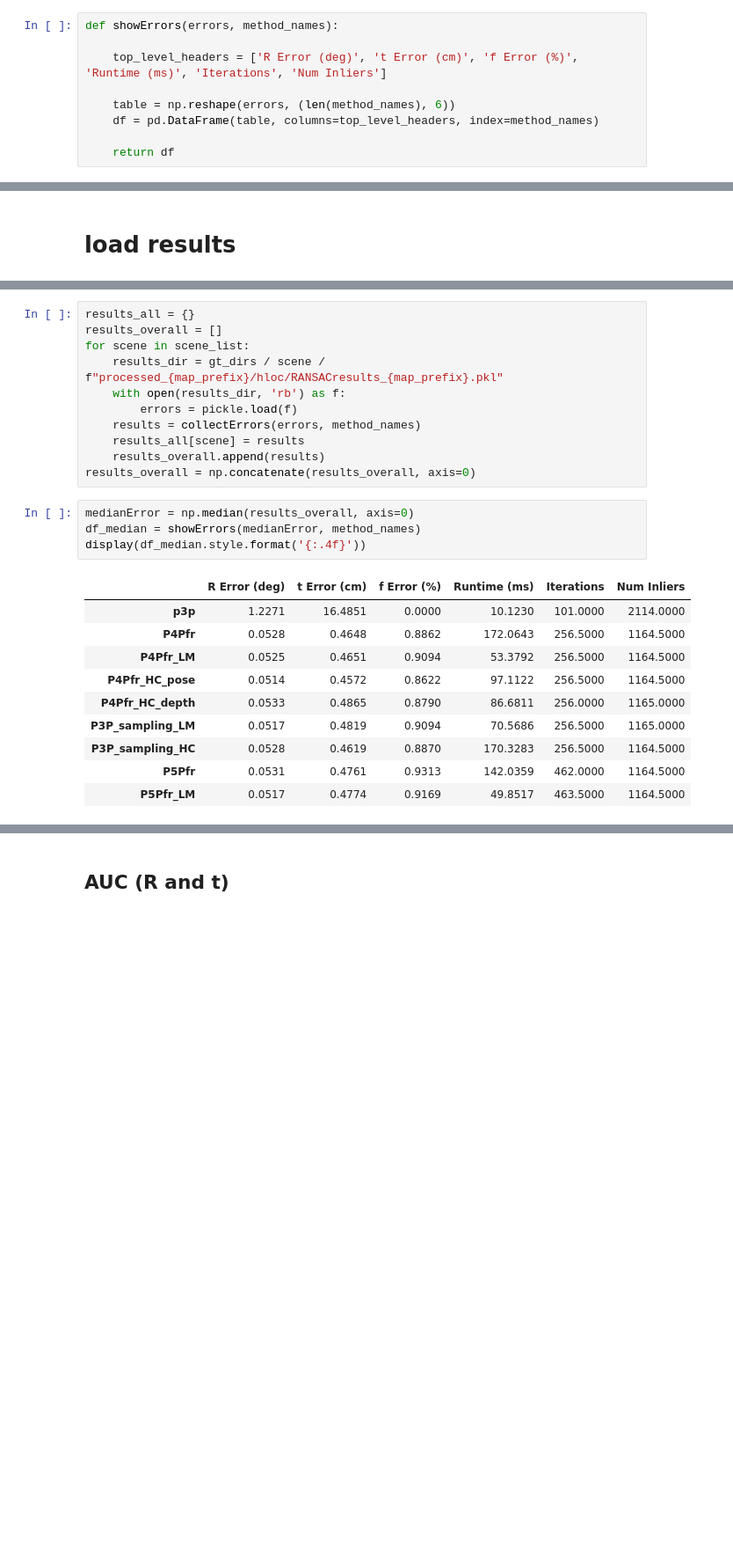
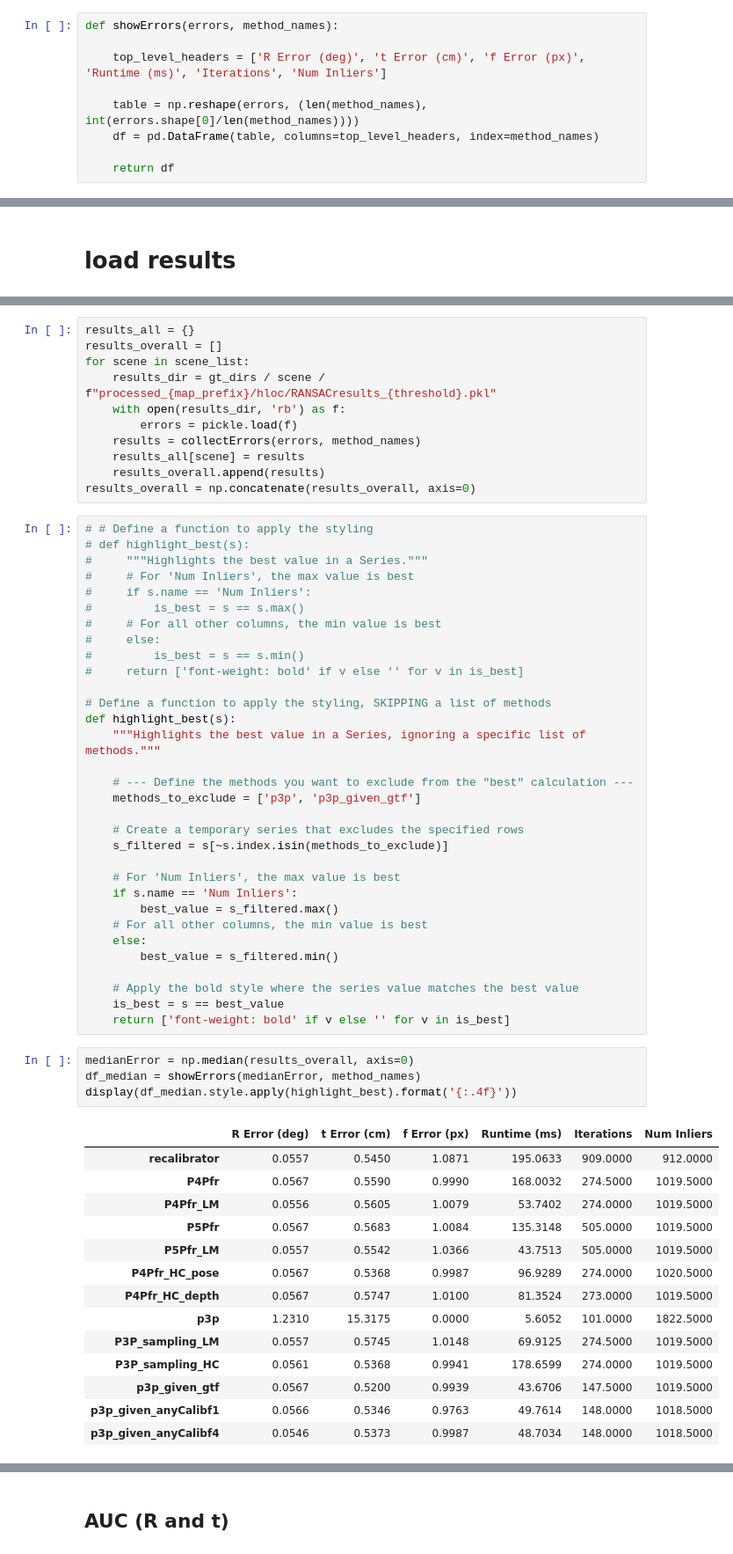
Before and after one commit to XinnnyueZhang/PoseLib, a Jupyter notebook: fisheye_experiments/visulaizeRANSACErrorsAll.ipynb, the cells around one changed output, grey strips where cells are left out. Shown: that part at 88% size. Drawn from its saved outputs; the diff is of its cells as text; blank space fills up the shorter version.

```diff
--- a/fisheye_experiments/visulaizeRANSACErrorsAll.ipynb
+++ b/fisheye_experiments/visulaizeRANSACErrorsAll.ipynb
@@ -57,9 +57,9 @@ def collectErrors(errors, method_names):
 # %%
 def showErrors(errors, method_names):
 
-    top_level_headers = ['R Error (deg)', 't Error (cm)', 'f Error (%)', 'Runtime (ms)', 'Iterations', 'Num Inliers']
+    top_level_headers = ['R Error (deg)', 't Error (cm)', 'f Error (px)', 'Runtime (ms)', 'Iterations', 'Num Inliers']
 
-    table = np.reshape(errors, (len(method_names), 6))
+    table = np.reshape(errors, (len(method_names), int(errors.shape[0]/len(method_names))))
     df = pd.DataFrame(table, columns=top_level_headers, index=method_names)
 
     return df
@@ -120,28 +99,64 @@ map_prefix = "covisible30"
 results_all = {}
 results_overall = []
 for scene in scene_list:
-    results_dir = gt_dirs / scene / f"processed_{map_prefix}/hloc/RANSACresults_{map_prefix}.pkl"
+    results_dir = gt_dirs / scene / f"processed_{map_prefix}/hloc/RANSACresults_{threshold}.pkl"
     with open(results_dir, 'rb') as f:
         errors = pickle.load(f)
     results = collectErrors(errors, method_names)
     results_all[scene] = results
     results_overall.append(results)
 results_overall = np.concatenate(results_overall, axis=0)
+# %%
+# # Define a function to apply the styling
+# def highlight_best(s):
+#     """Highlights the best value in a Series."""
+#     # For 'Num Inliers', the max value is best
+#     if s.name == 'Num Inliers':
+#         is_best = s == s.max()
+#     # For all other columns, the min value is best
+#     else:
+#         is_best = s == s.min()
+#     return ['font-weight: bold' if v else '' for v in is_best]
+
+# Define a function to apply the styling, SKIPPING a list of methods
+def highlight_best(s):
+    """Highlights the best value in a Series, ignoring a specific list of methods."""
+
+    # --- Define the methods you want to exclude from the "best" calculation ---
+    methods_to_exclude = ['p3p', 'p3p_given_gtf']
+
+    # Create a temporary series that excludes the specified rows
+    s_filtered = s[~s.index.isin(methods_to_exclude)]
+
+    # For 'Num Inliers', the max value is best
+    if s.name == 'Num Inliers':
+        best_value = s_filtered.max()
+    # For all other columns, the min value is best
+    else:
+        best_value = s_filtered.min()
+
+    # Apply the bold style where the series value matches the best value
+    is_best = s == best_value
+    return ['font-weight: bold' if v else '' for v in is_best]
 # %%
 medianError = np.median(results_overall, axis=0)
 df_median = showErrors(medianError, method_names)
-display(df_median.style.format('{:.4f}'))
+display(df_median.style.apply(highlight_best).format('{:.4f}'))
 # %% [output]
-|  | R Error (deg) | t Error (cm) | f Error (%) | Runtime (ms) | Iterations | Num Inliers |
-| p3p | 1.2271 | 16.4851 | 0.0000 | 10.1230 | 101.0000 | 2114.0000 |
-| P4Pfr | 0.0528 | 0.4648 | 0.8862 | 172.0643 | 256.5000 | 1164.5000 |
-| P4Pfr_LM | 0.0525 | 0.4651 | 0.9094 | 53.3792 | 256.5000 | 1164.5000 |
-| P4Pfr_HC_pose | 0.0514 | 0.4572 | 0.8622 | 97.1122 | 256.5000 | 1164.5000 |
-| P4Pfr_HC_depth | 0.0533 | 0.4865 | 0.8790 | 86.6811 | 256.0000 | 1165.0000 |
-| P3P_sampling_LM | 0.0517 | 0.4819 | 0.9094 | 70.5686 | 256.5000 | 1165.0000 |
-| P3P_sampling_HC | 0.0528 | 0.4619 | 0.8870 | 170.3283 | 256.5000 | 1164.5000 |
-| P5Pfr | 0.0531 | 0.4761 | 0.9313 | 142.0359 | 462.0000 | 1164.5000 |
-| P5Pfr_LM | 0.0517 | 0.4774 | 0.9169 | 49.8517 | 463.5000 | 1164.5000 |
+|  | R Error (deg) | t Error (cm) | f Error (px) | Runtime (ms) | Iterations | Num Inliers |
+| recalibrator | 0.0557 | 0.5450 | 1.0871 | 195.0633 | 909.0000 | 912.0000 |
+| P4Pfr | 0.0567 | 0.5590 | 0.9990 | 168.0032 | 274.5000 | 1019.5000 |
+| P4Pfr_LM | 0.0556 | 0.5605 | 1.0079 | 53.7402 | 274.0000 | 1019.5000 |
+| P5Pfr | 0.0567 | 0.5683 | 1.0084 | 135.3148 | 505.0000 | 1019.5000 |
+| P5Pfr_LM | 0.0557 | 0.5542 | 1.0366 | 43.7513 | 505.0000 | 1019.5000 |
+| P4Pfr_HC_pose | 0.0567 | 0.5368 | 0.9987 | 96.9289 | 274.0000 | 1020.5000 |
+| P4Pfr_HC_depth | 0.0567 | 0.5747 | 1.0100 | 81.3524 | 273.0000 | 1019.5000 |
+| p3p | 1.2310 | 15.3175 | 0.0000 | 5.6052 | 101.0000 | 1822.5000 |
+| P3P_sampling_LM | 0.0557 | 0.5745 | 1.0148 | 69.9125 | 274.5000 | 1019.5000 |
+| P3P_sampling_HC | 0.0561 | 0.5368 | 0.9941 | 178.6599 | 274.0000 | 1019.5000 |
+| p3p_given_gtf | 0.0567 | 0.5200 | 0.9939 | 43.6706 | 147.5000 | 1019.5000 |
+| p3p_given_anyCalibf1 | 0.0566 | 0.5346 | 0.9763 | 49.7614 | 148.0000 | 1018.5000 |
+| p3p_given_anyCalibf4 | 0.0546 | 0.5373 | 0.9987 | 48.7034 | 148.0000 | 1018.5000 |
 # %%
 meanError = np.mean(results_overall, axis=0)
 df_mean = showErrors(meanError, method_names)
```
Also changed, not shown: parts of 17 cells of this notebook, 6 other files.
